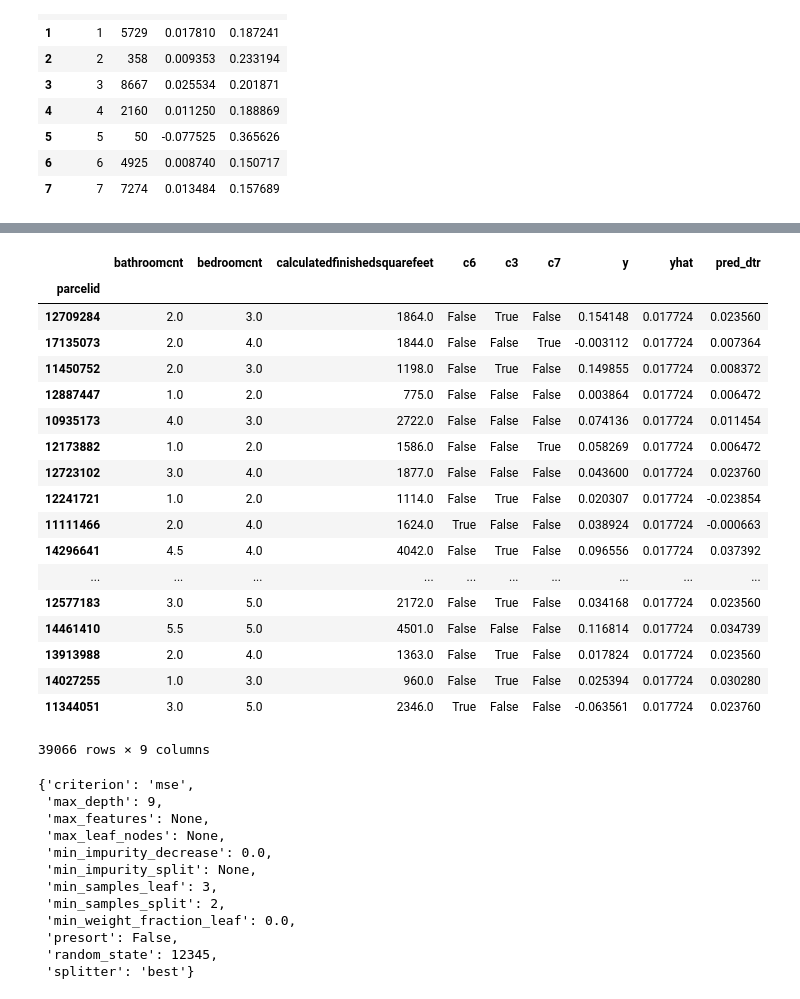
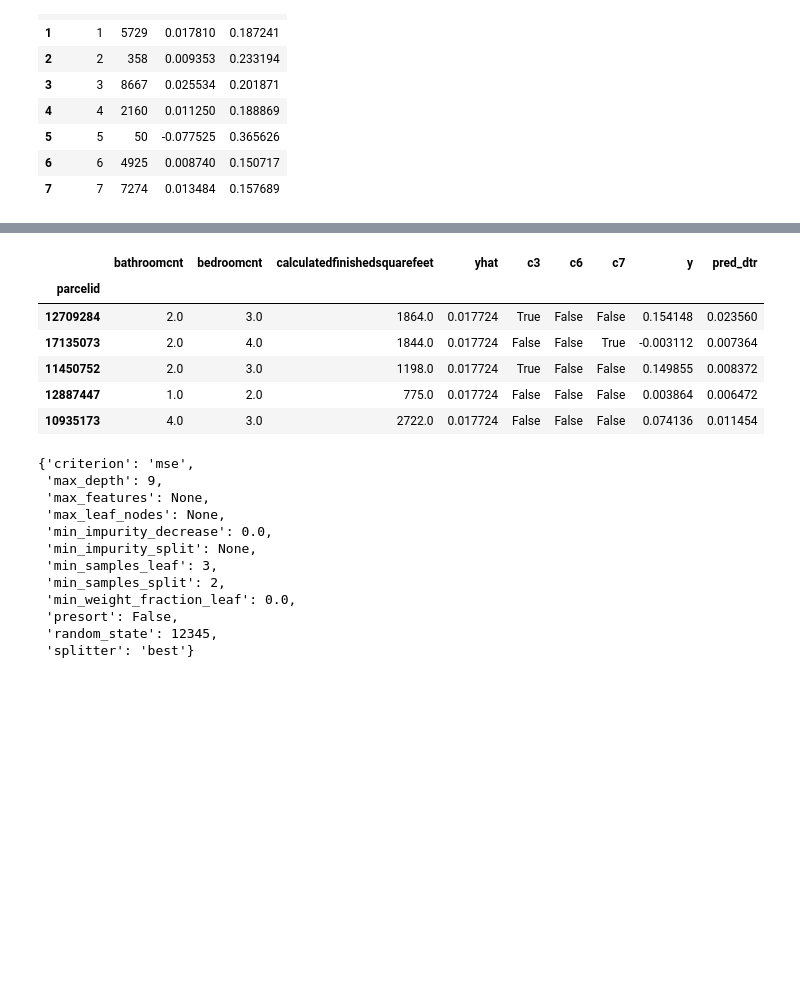
Before and after one commit to BayesEliaSantos/Bayes_P04_Zillow, a Jupyter notebook: kworking.ipynb, the cells around one changed output, grey strips where cells are left out. Drawn from its saved outputs; the diff is of its cells as text; code cells hidden in the pictures; blank space fills up the shorter version.

```diff
--- a/kworking.ipynb
+++ b/kworking.ipynb
@@ -802,7 +790,0 @@ bool_ttest_single_uniq(cluster_y, target_column=dfo.y_column, check_column='clus
-# %%
-XncC['c6'] = XncC.cluster == 6
-XncC['c3'] = XncC.cluster == 3
-XncC['c7'] = XncC.cluster == 7
-# XncC['c0'] = XncC.cluster == 0
-XncCs = XncC.drop(columns='cluster')
-XncCs.head(15)
@@ -892,0 +804,3 @@ from sklearn.model_selection import cross_val_score
+# %%
+tctrue = sorted(tc[tc.is_sig].index)
+tctrue
@@ -892,0 +809,5 @@ from sklearn.model_selection import cross_val_score
+# %%
+for tcval in tctrue:
+    XncC['c' + str(tcval)] = XncC.cluster == tcval
+
+XncC.head()
@@ -923,6 +876,6 @@ dtr_pred_ = dtr.predict(XncCs)
 # %%
 Xp = XncCs[XncCs.columns]
 # %%
-Xp = Xp.join(y_bl[['y', 'yhat']])
-Xp
+Xp = Xp.join(y)
+Xp.head()
 # %% [output]
@@ -948,26 +889,14 @@ Xp
 # %%
 Xp['pred_dtr'] = dtr_pred_
-Xp
+Xp.head()
 # %% [output]
-|  | bathroomcnt | bedroomcnt | calculatedfinishedsquarefeet | c6 | c3 | c7 | y | yhat | pred_dtr |
+|  | bathroomcnt | bedroomcnt | calculatedfinishedsquarefeet | yhat | c3 | c6 | c7 | y | pred_dtr |
 | parcelid |  |  |  |  |  |  |  |  |  |
-| 12709284 | 2.0 | 3.0 | 1864.0 | False | True | False | 0.154148 | 0.017724 | 0.023560 |
-| 17135073 | 2.0 | 4.0 | 1844.0 | False | False | True | -0.003112 | 0.017724 | 0.007364 |
-| 11450752 | 2.0 | 3.0 | 1198.0 | False | True | False | 0.149855 | 0.017724 | 0.008372 |
-| 12887447 | 1.0 | 2.0 | 775.0 | False | False | False | 0.003864 | 0.017724 | 0.006472 |
-| 10935173 | 4.0 | 3.0 | 2722.0 | False | False | False | 0.074136 | 0.017724 | 0.011454 |
-| 12173882 | 1.0 | 2.0 | 1586.0 | False | False | True | 0.058269 | 0.017724 | 0.006472 |
-| 12723102 | 3.0 | 4.0 | 1877.0 | False | False | False | 0.043600 | 0.017724 | 0.023760 |
-| 12241721 | 1.0 | 2.0 | 1114.0 | False | True | False | 0.020307 | 0.017724 | -0.023854 |
-| 11111466 | 2.0 | 4.0 | 1624.0 | True | False | False | 0.038924 | 0.017724 | -0.000663 |
-| 14296641 | 4.5 | 4.0 | 4042.0 | False | True | False | 0.096556 | 0.017724 | 0.037392 |
-| ... | ... | ... | ... | ... | ... | ... | ... | ... | ... |
-| 12577183 | 3.0 | 5.0 | 2172.0 | False | True | False | 0.034168 | 0.017724 | 0.023560 |
-| 14461410 | 5.5 | 5.0 | 4501.0 | False | False | False | 0.116814 | 0.017724 | 0.034739 |
-| 13913988 | 2.0 | 4.0 | 1363.0 | False | True | False | 0.017824 | 0.017724 | 0.023560 |
-| 14027255 | 1.0 | 3.0 | 960.0 | False | True | False | 0.025394 | 0.017724 | 0.030280 |
-| 11344051 | 3.0 | 5.0 | 2346.0 | True | False | False | -0.063561 | 0.017724 | 0.023760 |
+| 12709284 | 2.0 | 3.0 | 1864.0 | 0.017724 | True | False | False | 0.154148 | 0.023560 |
+| 17135073 | 2.0 | 4.0 | 1844.0 | 0.017724 | False | False | True | -0.003112 | 0.007364 |
+| 11450752 | 2.0 | 3.0 | 1198.0 | 0.017724 | True | False | False | 0.149855 | 0.008372 |
+| 12887447 | 1.0 | 2.0 | 775.0 | 0.017724 | False | False | False | 0.003864 | 0.006472 |
+| 10935173 | 4.0 | 3.0 | 2722.0 | 0.017724 | False | False | False | 0.074136 | 0.011454 |
-39066 rows × 9 columns
 # %%
 dtr.get_params()
 # %% [output]
```
Also changed, not shown: parts of 71 cells of this notebook.
